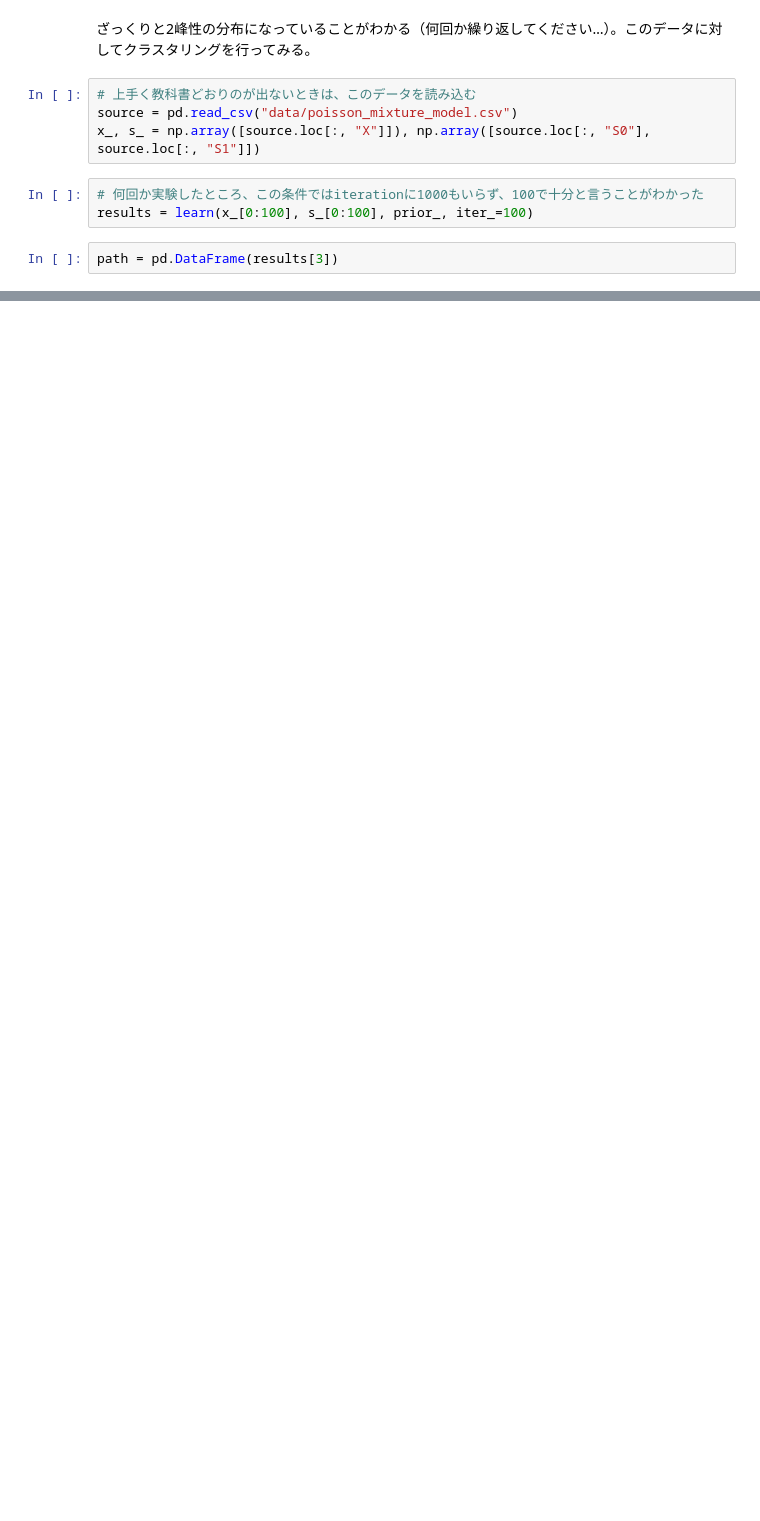
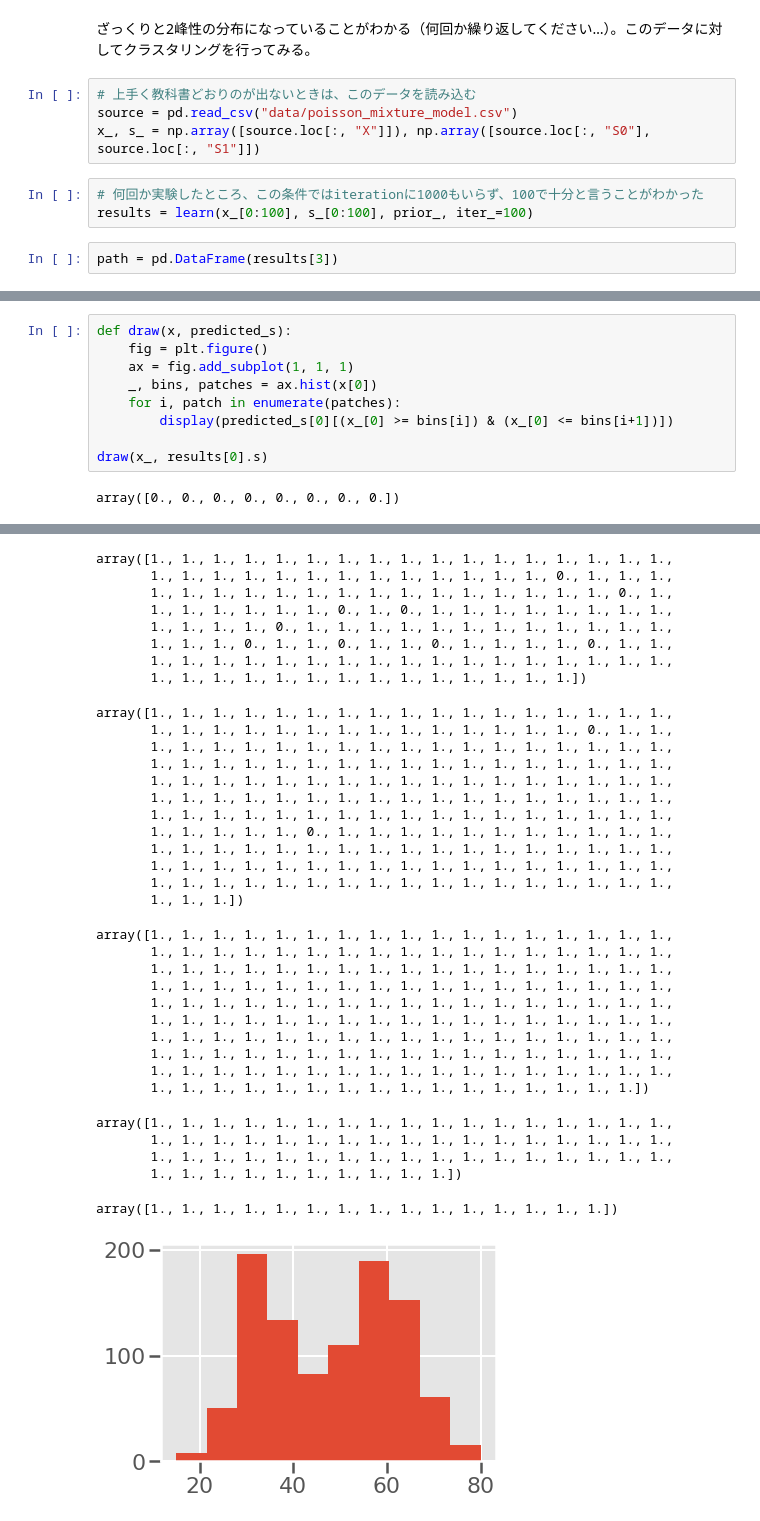
Before and after one commit to shnumano/learn-bayes, a Jupyter notebook: poisson_mixture_model.ipynb, the cells around one changed output, grey strips where cells are left out. Drawn from its saved outputs; the diff is of its cells as text; blank space fills up the shorter version.

```diff
--- a/poisson_mixture_model.ipynb
+++ b/poisson_mixture_model.ipynb
@@ -305,0 +306,11 @@ path.plot()
+# %%
+def draw(x, predicted_s):
+    fig = plt.figure()
+    ax = fig.add_subplot(1, 1, 1)
+    _, bins, patches = ax.hist(x[0])
+    for i, patch in enumerate(patches):
+        display(predicted_s[0][(x_[0] >= bins[i]) & (x_[0] <= bins[i+1])])
+
+draw(x_, results[0].s)
+# %% [output]
+array([0., 0., 0., 0., 0., 0., 0., 0.])
@@ -305,0 +347,36 @@ path.plot()
+array([1., 1., 1., 1., 1., 1., 1., 1., 1., 1., 1., 1., 1., 1., 1., 1., 1.,
+       1., 1., 1., 1., 1., 1., 1., 1., 1., 1., 1., 1., 1., 0., 1., 1., 1.,
+       1., 1., 1., 1., 1., 1., 1., 1., 1., 1., 1., 1., 1., 1., 1., 0., 1.,
+       1., 1., 1., 1., 1., 1., 0., 1., 0., 1., 1., 1., 1., 1., 1., 1., 1.,
+       1., 1., 1., 1., 0., 1., 1., 1., 1., 1., 1., 1., 1., 1., 1., 1., 1.,
+       1., 1., 1., 0., 1., 1., 0., 1., 1., 0., 1., 1., 1., 1., 0., 1., 1.,
+       1., 1., 1., 1., 1., 1., 1., 1., 1., 1., 1., 1., 1., 1., 1., 1., 1.,
+       1., 1., 1., 1., 1., 1., 1., 1., 1., 1., 1., 1., 1., 1.])
+array([1., 1., 1., 1., 1., 1., 1., 1., 1., 1., 1., 1., 1., 1., 1., 1., 1.,
+       1., 1., 1., 1., 1., 1., 1., 1., 1., 1., 1., 1., 1., 1., 0., 1., 1.,
+       1., 1., 1., 1., 1., 1., 1., 1., 1., 1., 1., 1., 1., 1., 1., 1., 1.,
+       1., 1., 1., 1., 1., 1., 1., 1., 1., 1., 1., 1., 1., 1., 1., 1., 1.,
+       1., 1., 1., 1., 1., 1., 1., 1., 1., 1., 1., 1., 1., 1., 1., 1., 1.,
+       1., 1., 1., 1., 1., 1., 1., 1., 1., 1., 1., 1., 1., 1., 1., 1., 1.,
+       1., 1., 1., 1., 1., 1., 1., 1., 1., 1., 1., 1., 1., 1., 1., 1., 1.,
+       1., 1., 1., 1., 1., 0., 1., 1., 1., 1., 1., 1., 1., 1., 1., 1., 1.,
+       1., 1., 1., 1., 1., 1., 1., 1., 1., 1., 1., 1., 1., 1., 1., 1., 1.,
+       1., 1., 1., 1., 1., 1., 1., 1., 1., 1., 1., 1., 1., 1., 1., 1., 1.,
+       1., 1., 1., 1., 1., 1., 1., 1., 1., 1., 1., 1., 1., 1., 1., 1., 1.,
+       1., 1., 1.])
+array([1., 1., 1., 1., 1., 1., 1., 1., 1., 1., 1., 1., 1., 1., 1., 1., 1.,
+       1., 1., 1., 1., 1., 1., 1., 1., 1., 1., 1., 1., 1., 1., 1., 1., 1.,
+       1., 1., 1., 1., 1., 1., 1., 1., 1., 1., 1., 1., 1., 1., 1., 1., 1.,
+       1., 1., 1., 1., 1., 1., 1., 1., 1., 1., 1., 1., 1., 1., 1., 1., 1.,
+       1., 1., 1., 1., 1., 1., 1., 1., 1., 1., 1., 1., 1., 1., 1., 1., 1.,
+       1., 1., 1., 1., 1., 1., 1., 1., 1., 1., 1., 1., 1., 1., 1., 1., 1.,
+       1., 1., 1., 1., 1., 1., 1., 1., 1., 1., 1., 1., 1., 1., 1., 1., 1.,
+       1., 1., 1., 1., 1., 1., 1., 1., 1., 1., 1., 1., 1., 1., 1., 1., 1.,
+       1., 1., 1., 1., 1., 1., 1., 1., 1., 1., 1., 1., 1., 1., 1., 1., 1.,
+       1., 1., 1., 1., 1., 1., 1., 1., 1., 1., 1., 1., 1., 1., 1., 1.])
+array([1., 1., 1., 1., 1., 1., 1., 1., 1., 1., 1., 1., 1., 1., 1., 1., 1.,
+       1., 1., 1., 1., 1., 1., 1., 1., 1., 1., 1., 1., 1., 1., 1., 1., 1.,
+       1., 1., 1., 1., 1., 1., 1., 1., 1., 1., 1., 1., 1., 1., 1., 1., 1.,
+       1., 1., 1., 1., 1., 1., 1., 1., 1., 1.])
+array([1., 1., 1., 1., 1., 1., 1., 1., 1., 1., 1., 1., 1., 1., 1.])
+[figure, added]
```
Also changed, not shown: parts of 3 cells of this notebook.
